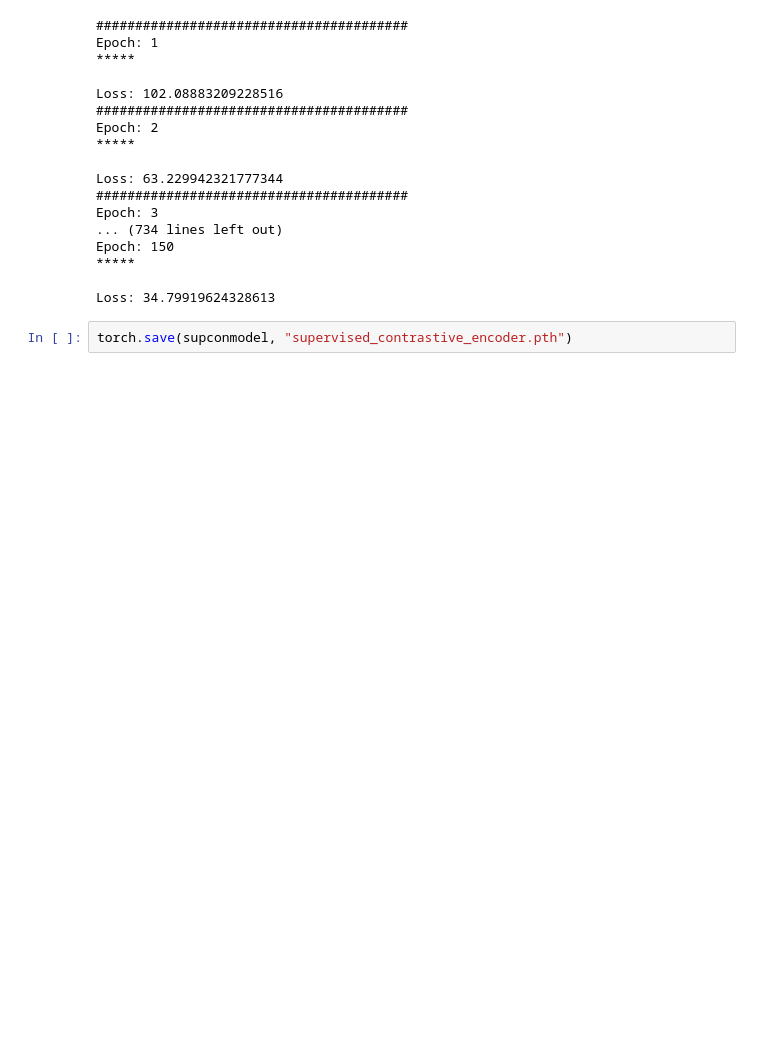
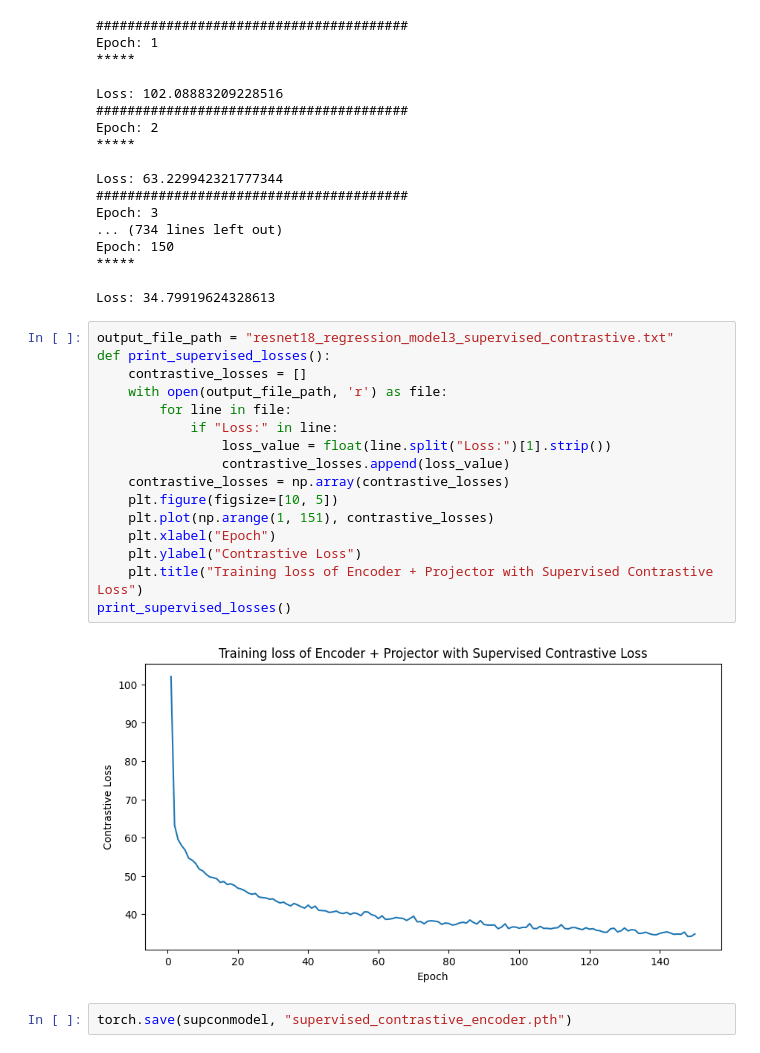
Before and after one commit to tsopeter/835-Final-Project, a Jupyter notebook: 835_Final_Project.ipynb, the cells around one changed output. Saved outputs shown, nothing was run; the diff lists cells and outputs as text; blank space fills up the shorter version.

```diff
--- a/835_Final_Project.ipynb
+++ b/835_Final_Project.ipynb
@@ -472,6 +472,24 @@ Epoch: 150
 *****
 
 Loss: 34.79919624328613
+# %%
+output_file_path = "resnet18_regression_model3_supervised_contrastive.txt"
+def print_supervised_losses():
+    contrastive_losses = []
+    with open(output_file_path, 'r') as file:
+        for line in file:
+            if "Loss:" in line:
+                loss_value = float(line.split("Loss:")[1].strip())
+                contrastive_losses.append(loss_value)
+    contrastive_losses = np.array(contrastive_losses)
+    plt.figure(figsize=[10, 5])
+    plt.plot(np.arange(1, 151), contrastive_losses)
+    plt.xlabel("Epoch")
+    plt.ylabel("Contrastive Loss")
+    plt.title("Training loss of Encoder + Projector with Supervised Contrastive Loss")
+print_supervised_losses()
+# %% [output]
+[figure, added]
 # %%
 torch.save(supconmodel, "supervised_contrastive_encoder.pth")
 # %% [markdown]
```
Also changed, not shown: parts of 1 cell of this notebook.
